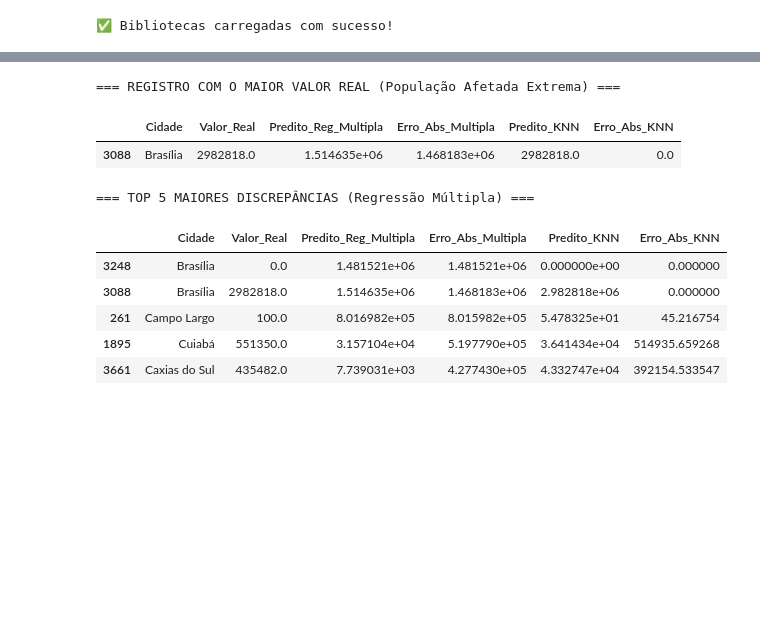
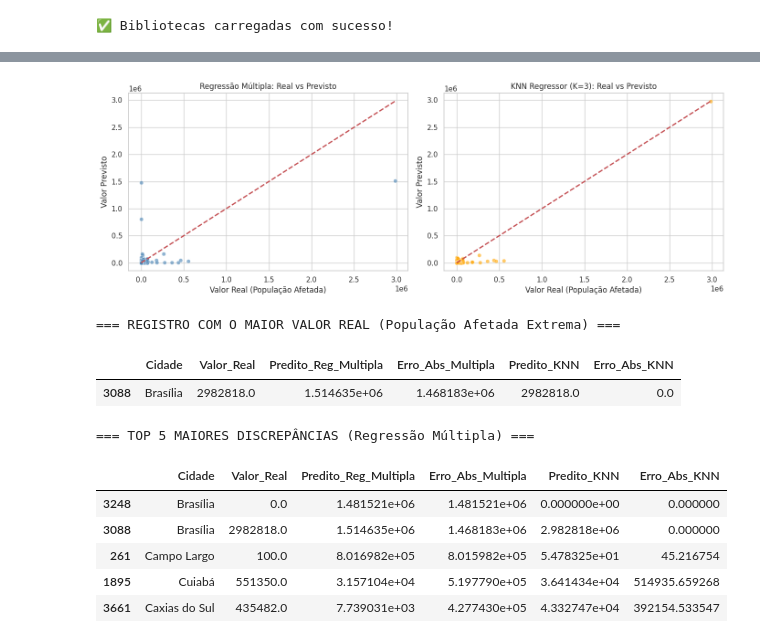
Before and after one commit to LaraDondossola/Classificacao-eventos-climaticos, a Jupyter notebook: Notebooks/Limpeza_e_Pré_processamento.ipynb, the cells around one changed output, grey strips where cells are left out. Cells and saved outputs as stored; diff of their text form; code cells hidden in the pictures; blank space fills up the shorter version.

```diff
--- a/Notebooks/Limpeza_e_Pré_processamento.ipynb
+++ b/Notebooks/Limpeza_e_Pré_processamento.ipynb
@@ -171,0 +215,79 @@ print("✅ Pré-processamento sem Data Leakage concluído!")
+# %%
+# ==============================================================================
+# PARTE 2: ABORDAGEM DE REGRESSÃO (KNN Regressor + Regressão Múltipla)
+# Modelos Utilizados: KNN Regressor (Aula 08) e Regressão Múltipla (Aula 06)
+# ==============================================================================
+
+from sklearn.neighbors import KNeighborsRegressor
+from sklearn.linear_model import LinearRegression
+from sklearn.model_selection import GridSearchCV
+
+print("\n--- TREINANDO MODELOS DE REGRESSÃO ---")
+
+# 1. Regressão Múltipla
+reg_multipla = LinearRegression()
+reg_multipla.fit(X_train_prep, y_train_reg)
+y_pred_multipla = np.maximum(0, reg_multipla.predict(X_test_prep))
+
+# 2. KNN Regressor com Otimização de Hiperparâmetros
+param_grid_knn = {
+    'n_neighbors': [3, 5, 7, 9, 11, 15, 21],
+    'weights': ['uniform', 'distance'],
+    'metric': ['euclidean', 'manhattan']
+}
+
+grid_knn_reg = GridSearchCV(
+    KNeighborsRegressor(),
+    param_grid_knn,
+    cv=5,
+    scoring='r2',
+    n_jobs=-1
+)
+grid_knn_reg.fit(X_train_prep, y_train_reg)
+
+# Melhor modelo KNN encontrado
+best_knn_reg = grid_knn_reg.best_estimator_
+y_pred_knn = np.maximum(0, best_knn_reg.predict(X_test_prep))
+
+print(f"👉 Melhor parâmetro KNN Regressor: {grid_knn_reg.best_params_}")
+
+# Tabela de Métricas
+def metricas_reg(y_true, y_pred, nome):
+    return {
+        'Modelo de Regressão': nome,
+        'MAE (Erro Absoluto Médio)': f"{mean_absolute_error(y_true, y_pred):.2f}",
+        'RMSE (Raiz do Erro Quadrático Médio)': f"{np.sqrt(mean_squared_error(y_true, y_pred)):.2f}",
+        'R² (Coeficiente de Determinação)': f"{r2_score(y_true, y_pred):.4f}"
+    }
+
+df_res_reg = pd.DataFrame([
+    metricas_reg(y_test_reg, y_pred_multipla, "Regressão Múltipla"),
+    metricas_reg(y_test_reg, y_pred_knn, f"KNN Regressor (K={grid_knn_reg.best_params_['n_neighbors']})")
+])
+
+print("\n=== TABELA DE MÉTRICAS - REGRESSÃO ===")
+display(df_res_reg)
+
+# Gráficos de Dispersão: Real vs Previsto
+fig, axes = plt.subplots(1, 2, figsize=(14, 5))
+
+# Definindo limite máximo para a linha de referência perfeita (y = x)
+max_val = max(y_test_reg.max(), max(y_pred_multipla.max(), y_pred_knn.max()))
+
+# 1. Gráfico Regressão Múltipla
+sns.scatterplot(x=y_test_reg, y=y_pred_multipla, ax=axes[0], alpha=0.6, color='steelblue')
+axes[0].plot([0, max_val], [0, max_val], 'r--', lw=2)  # Linha de identidade (y=x)
+axes[0].set_title('Regressão Múltipla: Real vs Previsto')
+axes[0].set_xlabel('Valor Real (População Afetada)')
+axes[0].set_ylabel('Valor Previsto')
+
+# 2. Gráfico KNN Regressor
+sns.scatterplot(x=y_test_reg, y=y_pred_knn, ax=axes[1], alpha=0.6, color='orange')
+axes[1].plot([0, max_val], [0, max_val], 'r--', lw=2)  # Linha de identidade (y=x)
+axes[1].set_title(f"KNN Regressor (K={grid_knn_reg.best_params_['n_neighbors']}): Real vs Previsto")
+axes[1].set_xlabel('Valor Real (População Afetada)')
+axes[1].set_ylabel('Valor Previsto')
+
+plt.tight_layout()
+plt.show()
+# %% [output]
@@ -172,3 +301,4 @@ print("✅ Pré-processamento sem Data Leakage concluído!")
+[figure, added]
 # %%
 # Criar um DataFrame de inspeção no conjunto de teste com o nome da cidade
 df_outliers = pd.DataFrame({
```
Also changed, not shown: parts of 6 cells of this notebook.
